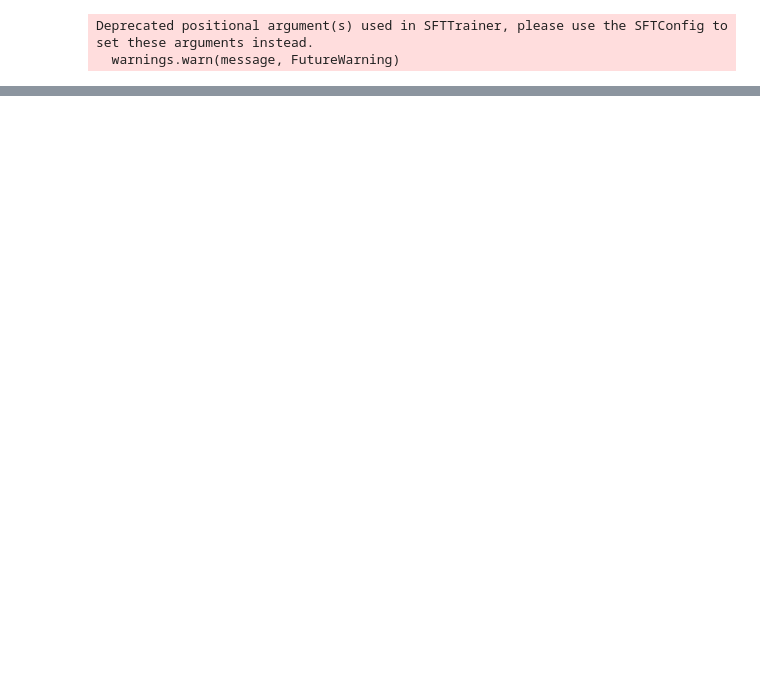
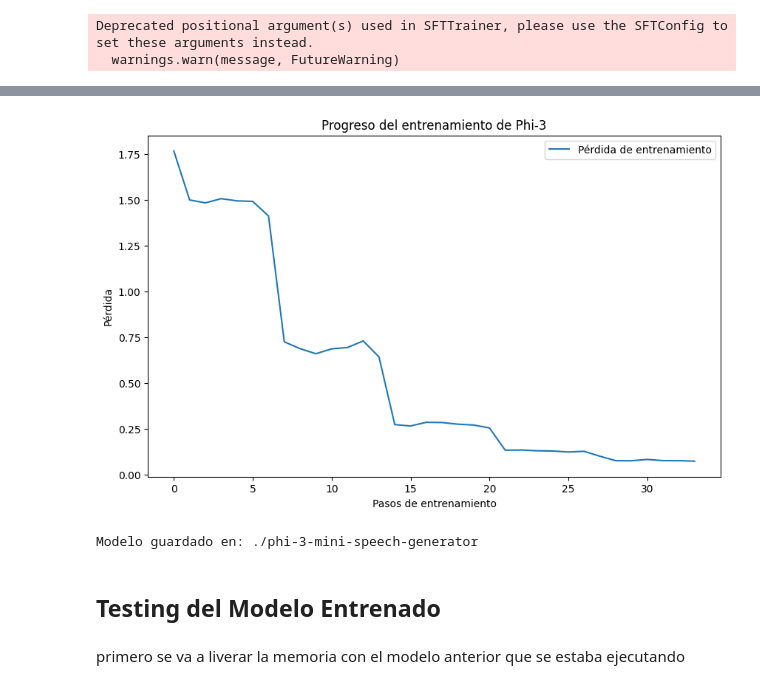
Before and after one commit to balechon/GeneradorDiscrusos, a Jupyter notebook: notebooks/fine_tuning_phi.ipynb, the cells around one changed output, grey strips where cells are left out. Cells and saved outputs as stored; diff of their text form; code cells hidden in the pictures; blank space fills up the shorter version.

```diff
--- a/notebooks/fine_tuning_phi.ipynb
+++ b/notebooks/fine_tuning_phi.ipynb
@@ -95,0 +63,2 @@ import torch
+# %%
+data = pd.read_excel("llm_results.xlsx")
@@ -147,19 +104,19 @@ Dataset({
 # %%
 args = TrainingArguments(
-    evaluation_strategy="steps",
-    per_device_train_batch_size=7,
-    gradient_accumulation_steps=4,
+    per_device_train_batch_size=2,
+    gradient_accumulation_steps=8,
     gradient_checkpointing=True,
     learning_rate=1e-4,
     fp16 = not torch.cuda.is_bf16_supported(),
     bf16 = torch.cuda.is_bf16_supported(),
     max_steps=-1,
-    num_train_epochs=3,
+    num_train_epochs=5,
     save_strategy="epoch",
     logging_steps=10,
     output_dir=NEW_MODEL_NAME,
-    optim="paged_adamw_32bit",
-    lr_scheduler_type="linear"
+    optim="adamw_bnb_8bit",
+    lr_scheduler_type="linear",
+    do_eval=False,
 )
 # %%
 trainer = SFTTrainer(
@@ -179,0 +155,5 @@ OutOfMemoryError: CUDA out of memory. Tried to allocate 108.00 MiB. GPU 0 has a
+# %%
+logs = trainer.state.log_history
+
+# Extraer las métricas de entrenamiento y evaluación
+train_loss = [log['loss'] for log in logs if 'loss' in log]
@@ -179,0 +166,20 @@ OutOfMemoryError: CUDA out of memory. Tried to allocate 108.00 MiB. GPU 0 has a
+# %%
+import matplotlib.pyplot as plt
+plt.figure(figsize=(10, 6))
+plt.plot(train_loss, label='Pérdida de entrenamiento')
+plt.xlabel('Pasos de entrenamiento')
+plt.ylabel('Pérdida')
+plt.title('Progreso del entrenamiento de Phi-3')
+plt.legend()
+plt.show()
+# %% [output]
+[figure, added]
+# %%
+output_dir = "./phi-3-mini-speech-generator"
+model.save_pretrained(output_dir)
+tokenizer.save_pretrained(output_dir)
+print(f"Modelo guardado en: {output_dir}")
+# %% [output]
+Modelo guardado en: ./phi-3-mini-speech-generator
+# %% [markdown]
+## Testing del Modelo Entrenado
@@ -179,0 +190,2 @@ OutOfMemoryError: CUDA out of memory. Tried to allocate 108.00 MiB. GPU 0 has a
+# %% [markdown]
+primero se va a liverar la memoria con el modelo anterior que se estaba ejecutando
```
Also changed, not shown: parts of 35 cells of this notebook, 5 other files.
